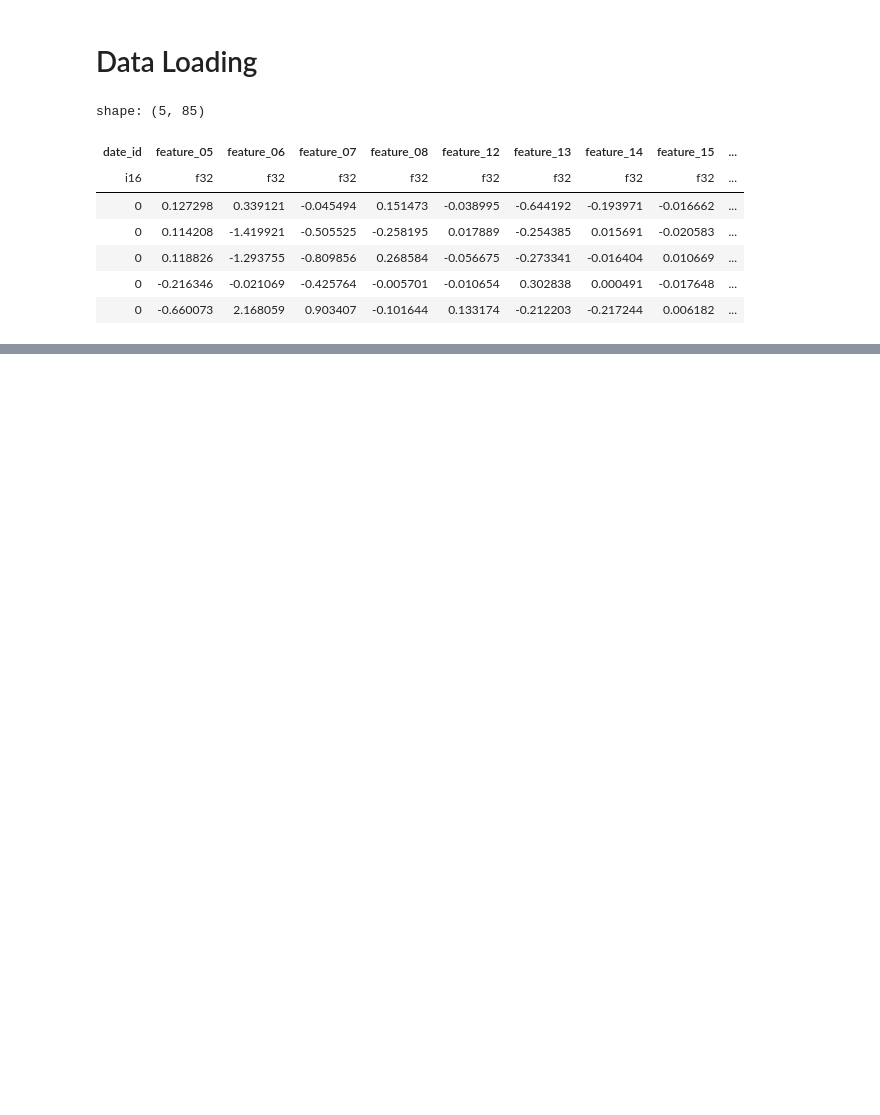
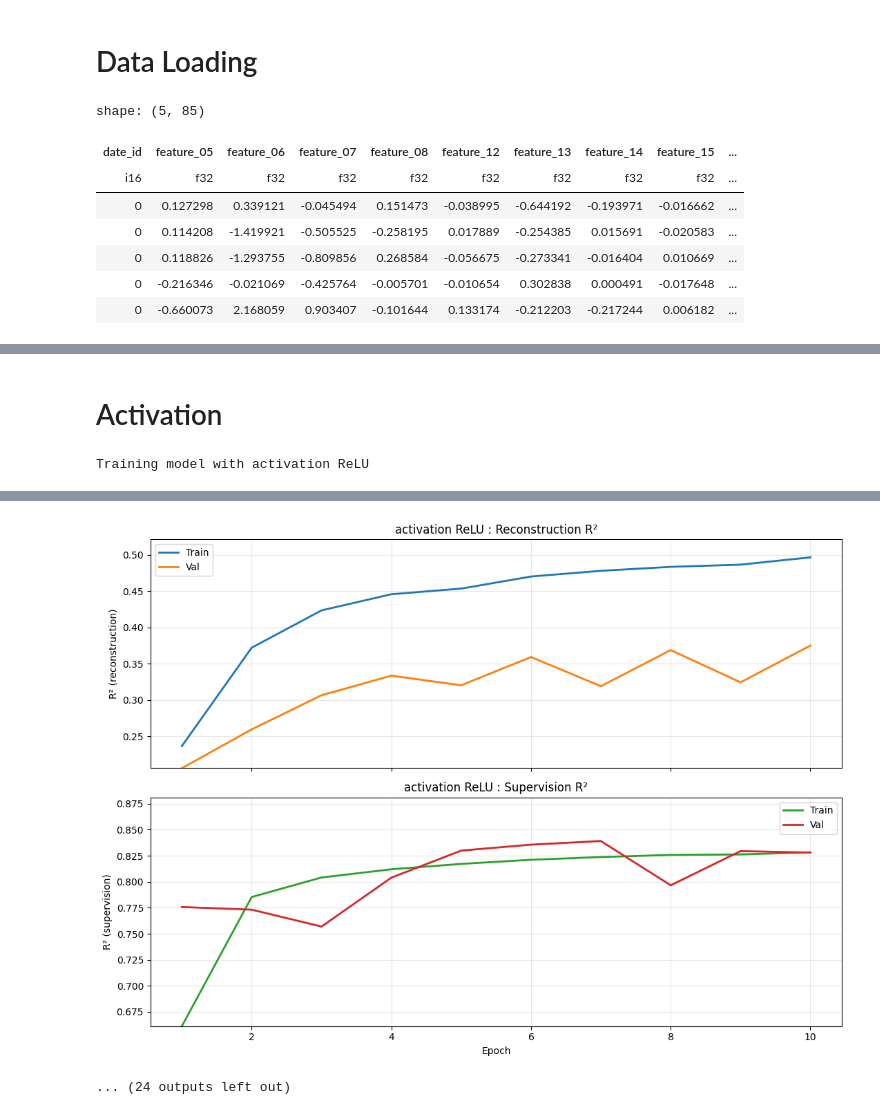
Before and after one commit to MaxCoppa/Advanced-ML, a Jupyter notebook: line_encoding/advanced_ae.ipynb, the cells around one changed output, grey strips where cells are left out. Drawn from its saved outputs; the diff is of its cells as text; code cells hidden in the pictures; blank space fills up the shorter version.

```diff
--- a/line_encoding/advanced_ae.ipynb
+++ b/line_encoding/advanced_ae.ipynb
@@ -76,0 +174,30 @@ val_data_loader = DataLoader(val_dataset, batch_size=2048, shuffle=False, num_wo
+# %% [markdown]
+# Activation
+# %%
+activation_values = {"ReLU":torch.nn.ReLU, "SiLU":torch.nn.SiLU, "LeakyReLU":torch.nn.LeakyReLU}
+models_activation = { k : AutoEncoder(
+    n_feat=n_feat,
+    n_latent=n_latent,
+    encoder_hidden=encoder_hidden,
+    decoder_hidden=decoder_hidden,
+    head_hidden=head_hidden,
+    activation=v
+) for k, v in  activation_values.items()}
+
+results_activation = {}
+for p, model in tqdm(models_activation.items()):
+    print(f"Training model with activation {p}")
+    optimizer = Adam(model.parameters(), lr=lr)
+    criterion = CombinedLoss(alpha=alpha, beta=beta)
+    results_activation[p] = train_model(
+    model=model,
+    train_loader=train_data_loader,
+    val_loader=val_data_loader,
+    criterion=criterion,
+    optimizer=optimizer,
+    device=device,
+    n_epochs=n_epochs,
+    title=f"activation {p}"
+    )
+# %% [output]
+Training model with activation ReLU
@@ -76,0 +214,2 @@ val_data_loader = DataLoader(val_dataset, batch_size=2048, shuffle=False, num_wo
+[figure, added]
+... (24 outputs left out)
```
Also changed, not shown: parts of 6 cells of this notebook.
